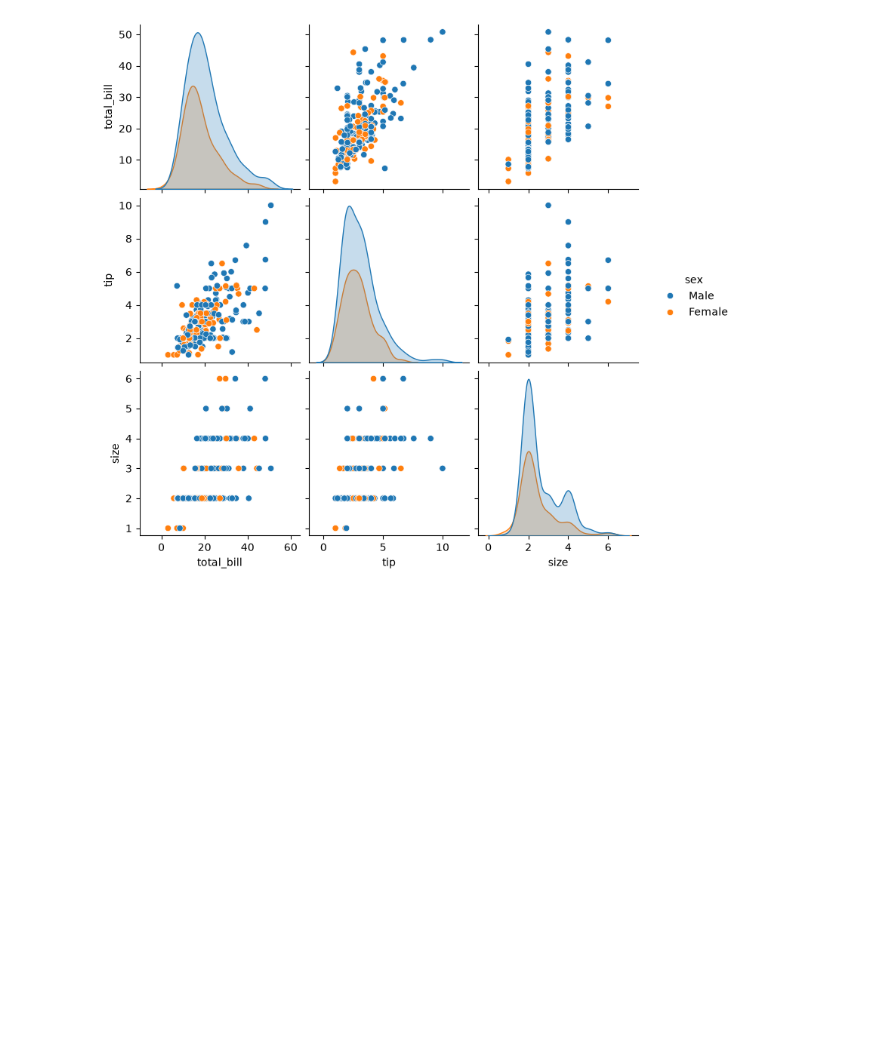
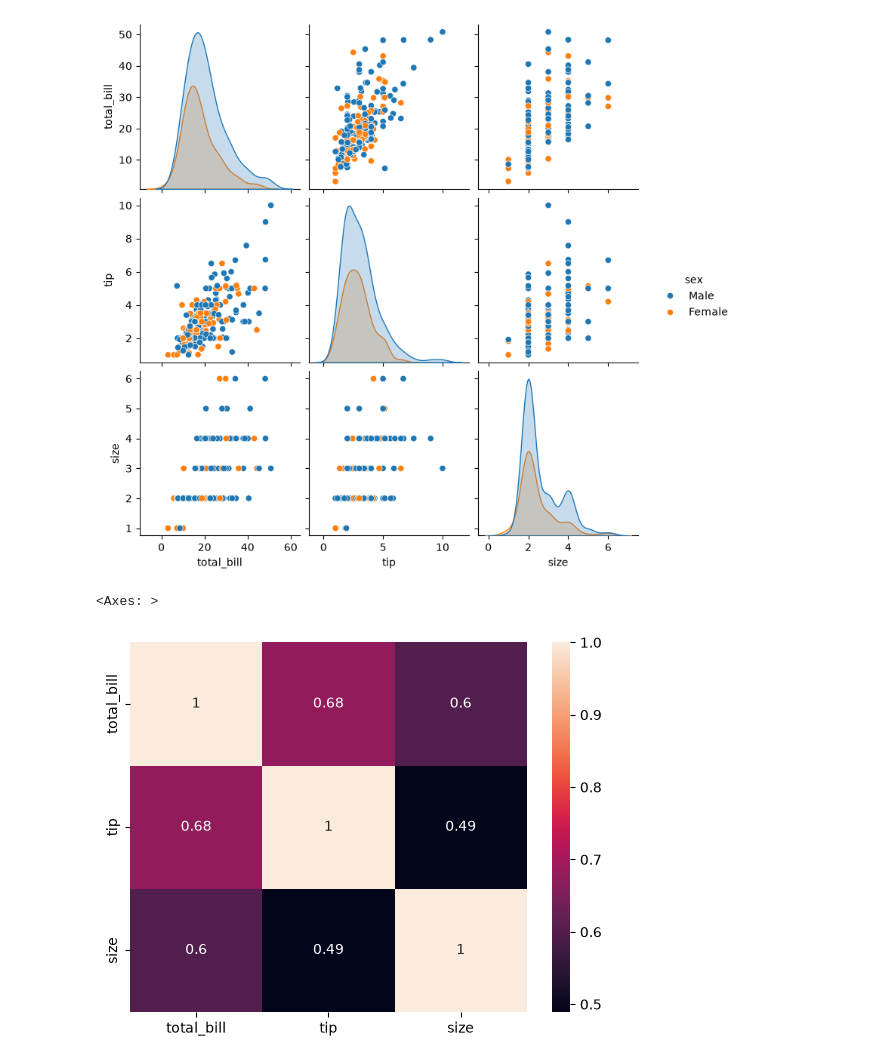
Before and after one commit to utkarsh0p/aiml, a Jupyter notebook: matplot_n_seaborn.ipynb, the cells around one changed output. Drawn from its saved outputs; the diff is of its cells as text; code cells hidden in the pictures; blank space fills up the shorter version.

Commit message:
sns plotting

```diff
--- a/matplot_n_seaborn.ipynb
+++ b/matplot_n_seaborn.ipynb
@@ -91,3 +91,8 @@ sns.pairplot(df, hue='sex')
 # %% [output]
 <seaborn.axisgrid.PairGrid at 0x...>
 [figure]
+# %%
+sns.heatmap(df.corr(numeric_only=True), annot=True)
+# %% [output]
+<Axes: >
+[figure, added]
```
